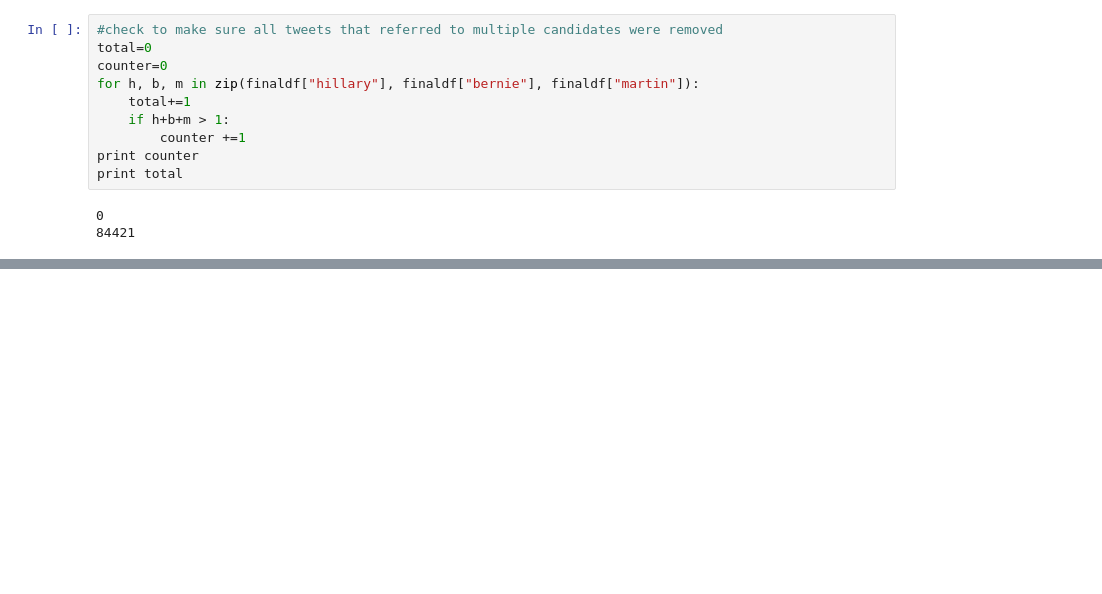
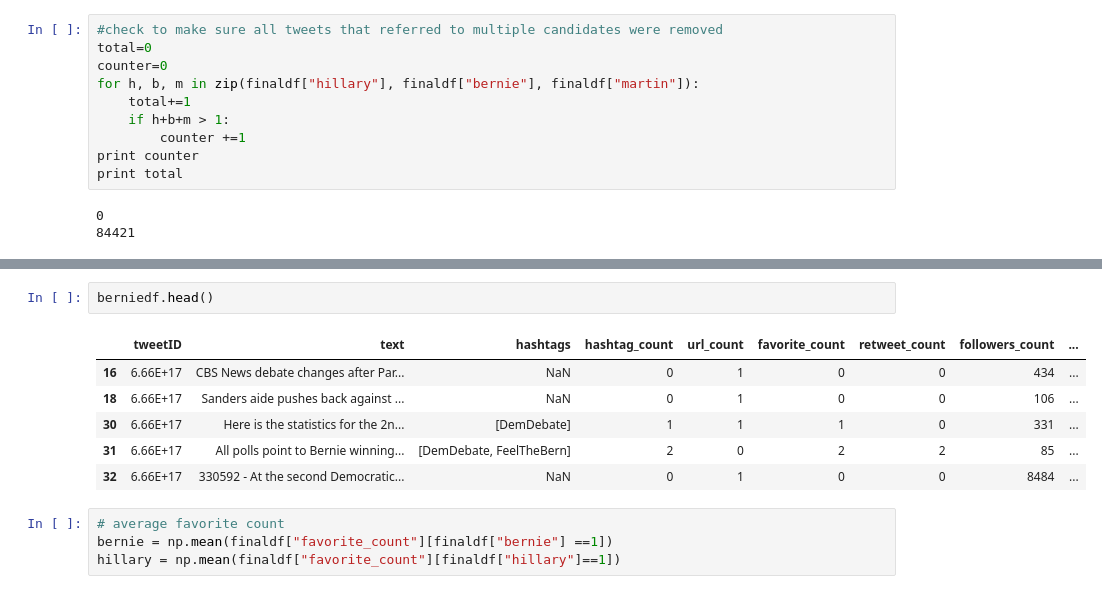
Before and after one commit to rneuman/CS109-Project, a Jupyter notebook: Tweets Dataframe.ipynb, the cells around one changed output, grey strips where cells are left out. Drawn from its saved outputs; the diff is of its cells as text; blank space fills up the shorter version.

```diff
--- a/Tweets Dataframe.ipynb
+++ b/Tweets Dataframe.ipynb
@@ -133,0 +163,13 @@ finaldf.to_csv('finaldf.csv')
+# %%
+berniedf.head()
+# %% [output]
+|  | tweetID | text | hashtags | hashtag_count | url_count | favorite_count | retweet_count | followers_count | ... |
+| 16 | 6.66E+17 | CBS News debate changes after Par... | NaN | 0 | 1 | 0 | 0 | 434 | ... |
+| 18 | 6.66E+17 | Sanders aide pushes back against ... | NaN | 0 | 1 | 0 | 0 | 106 | ... |
+| 30 | 6.66E+17 | Here is the statistics for the 2n... | [DemDebate] | 1 | 1 | 1 | 0 | 331 | ... |
+| 31 | 6.66E+17 | All polls point to Bernie winning... | [DemDebate, FeelTheBern] | 2 | 0 | 2 | 2 | 85 | ... |
+| 32 | 6.66E+17 | 330592 - At the second Democratic... | NaN | 0 | 1 | 0 | 0 | 8484 | ... |
+# %%
+# average favorite count
+bernie = np.mean(finaldf["favorite_count"][finaldf["bernie"] ==1])
+hillary = np.mean(finaldf["favorite_count"][finaldf["hillary"]==1])
```
Also changed, not shown: parts of 19 cells of this notebook, 1 other file.
